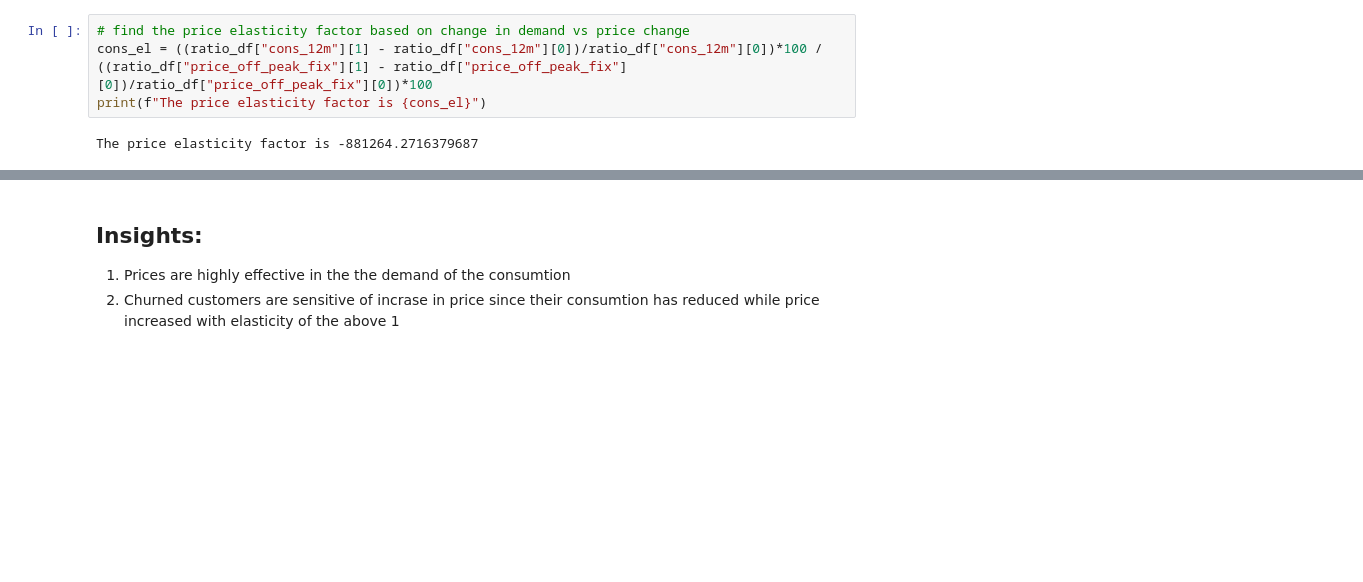
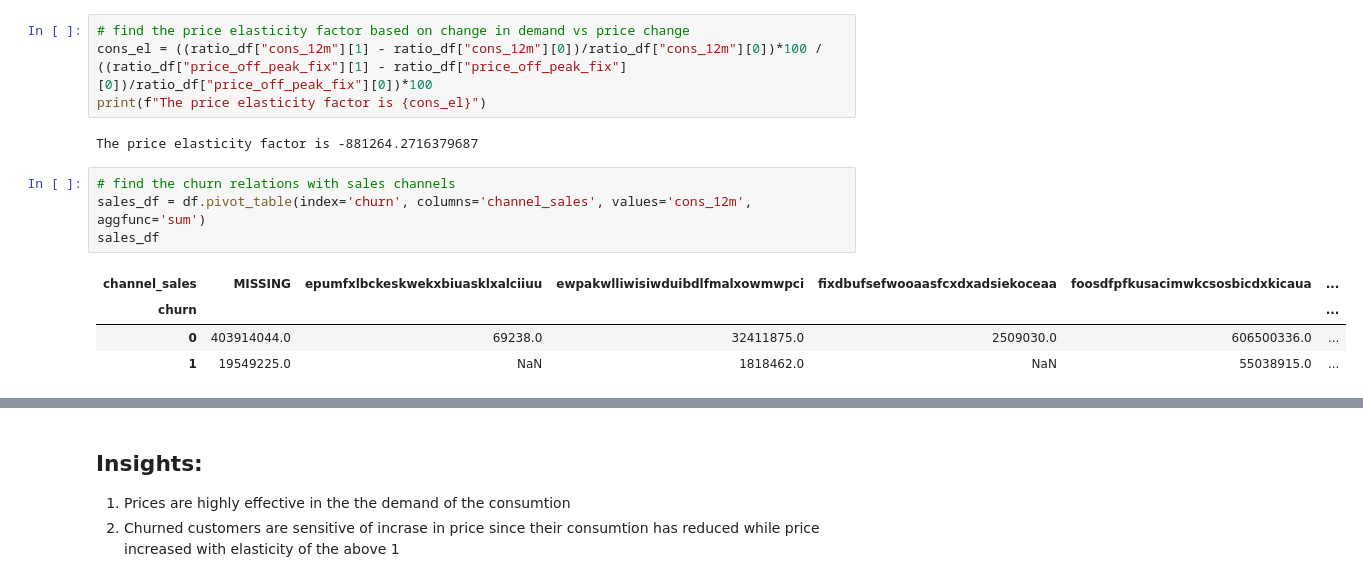
Before and after one commit to avikumart/DA-DS-Questions, a Jupyter notebook: Forage_DS_Sim/Task_2_eda_starter.ipynb, the cells around one changed output, grey strips where cells are left out. Cells and saved outputs as stored; diff of their text form; blank space fills up the shorter version.

```diff
--- a/Forage_DS_Sim/Task_2_eda_starter.ipynb
+++ b/Forage_DS_Sim/Task_2_eda_starter.ipynb
@@ -307,3 +307,12 @@ cons_el = ((ratio_df["cons_12m"][1] - ratio_df["cons_12m"][0])/ratio_df["cons_12
 print(f"The price elasticity factor is {cons_el}")
 # %% [output]
 The price elasticity factor is -881264.2716379687
+# %%
+# find the churn relations with sales channels
+sales_df = df.pivot_table(index='churn', columns='channel_sales', values='cons_12m', aggfunc='sum')
+sales_df
+# %% [output]
+| channel_sales | MISSING | epumfxlbckeskwekxbiuasklxalciiuu | ewpakwlliwisiwduibdlfmalxowmwpci | fixdbufsefwooaasfcxdxadsiekoceaa | foosdfpfkusacimwkcsosbicdxkicaua | ... |
+| churn |  |  |  |  |  | ... |
+| 0 | 403914044.0 | 69238.0 | 32411875.0 | 2509030.0 | 606500336.0 | ... |
+| 1 | 19549225.0 | NaN | 1818462.0 | NaN | 55038915.0 | ... |
```
Also changed, not shown: parts of 1 cell of this notebook.
